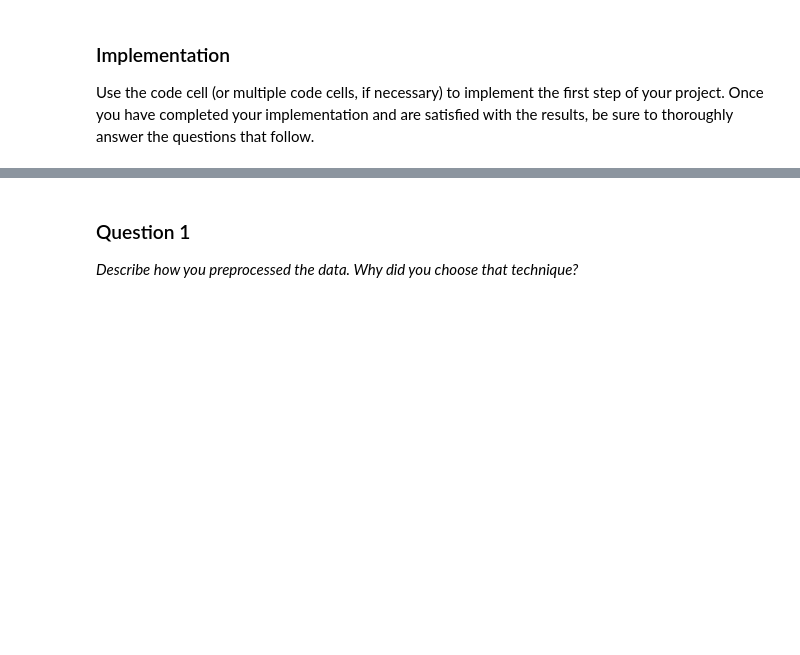
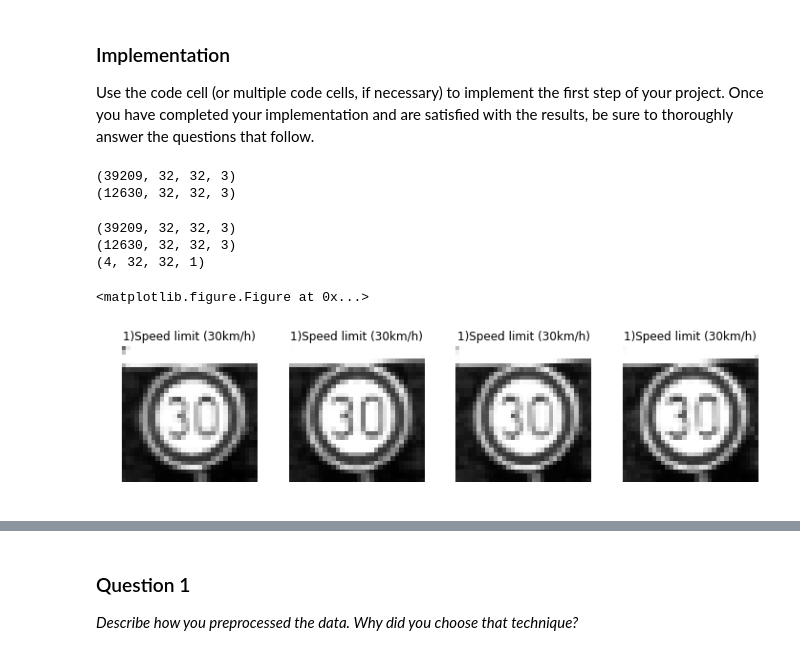
Before and after one commit to eugen8/CarND-Traffic-Sign-Classifier-Project, a Jupyter notebook: Traffic_Sign_Classifier.ipynb, the cells around one changed output, grey strips where cells are left out. Drawn from its saved outputs; the diff is of its cells as text; code cells hidden in the pictures; blank space fills up the shorter version.

Commit message:
changed preprocessing, without exposure change

```diff
--- a/Traffic_Sign_Classifier.ipynb
+++ b/Traffic_Sign_Classifier.ipynb
@@ -150,7 +179,7 @@ IMAGE_DEPTH = 1 # 3 if not colored, 1 if grayscale
 print(X_train.shape)
 print(X_test.shape)
 
-PREPROCESS_PARAMS = {'grayscale':True, 'normalize':True, 'doExposure':True, 'doEqualizeHist':False}
+PREPROCESS_PARAMS = {'grayscale':True, 'normalize':True, 'doExposure':False, 'doEqualizeHist':False}
 
 def preProcess(in_images, progressInfo=False, grayscale=True, normalize=True, doExposure=True, doEqualizeHist=False):
     outType = np.float32 if normalize else np.uint8
@@ -161,7 +190,7 @@ def preProcess(in_images, progressInfo=False, grayscale=True, normalize=True, do
 
 #     for imgIdx in [5000]:
     for imgIdx in range(len(in_images)):
-        if(progressInfo and imgIdx%100==0):
+        if(progressInfo and imgIdx%1000==0):
             print("preProcessing image {0}".format(imgIdx))
         img=in_images[imgIdx]
         if(grayscale):
@@ -180,49 +209,43 @@ def preProcess(in_images, progressInfo=False, grayscale=True, normalize=True, do
         img = img.reshape((imgDimOne , imgDimTwo, outImgDimension))
         out_image[imgIdx]=img
     return out_image
+# %% [output]
+(39209, 32, 32, 3)
+(12630, 32, 32, 3)
 # %%
 # TEST code - Just to PLAY AROUND with image manipulations
 
 
 ### Data exploration visualization goes here.
 ### Feel free to use as many code cells as needed.
 import matplotlib.pyplot as plt
 # Visualizations will be shown in the notebook.
 %matplotlib inline
 
 
 # Grayscale and normalize images through preProcess function.. Notes: fine-tuned the preprocessing,
 # using in-place modification of the numpy array
 import cv2
 from skimage import exposure
 
 IMAGE_DEPTH = 1 # 3 if not colored, 1 if grayscale
 
 print(X_train.shape)
 print(X_test.shape)
 
 
 fig2 = plt.figure()
 
 X_trainPreprocessed=preProcess(X_train[390:394], **PREPROCESS_PARAMS)
 
 print(X_trainPreprocessed.shape)
 printImgs(X_trainPreprocessed, y_train[390:394], idxArray=[0,1,2,3], size1=2, size2=2, cmap='gray' )
-
-
-with open('../storage/modified/testSavePickle.p', 'wb') as handle:
-    pickle.dump(X_trainPreprocessed, handle, protocol=pickle.HIGHEST_PROTOCOL)
-
-with open('../storage/modified/testSavePickle.p','rb') as handle:
-    x2 = pickle.load(handle)
-
-print(x2.shape)
-img = x2[0]
-plt.figure()
-
-# plt.xticks([]), plt.yticks([])
-plt.imshow(img.squeeze(), cmap='gray')
-plt.show()
+# %% [output]
+(39209, 32, 32, 3)
+(12630, 32, 32, 3)
+(4, 32, 32, 1)
+<matplotlib.figure.Figure at 0x...>
+[figure, added]
 # %%
 # playing around
 X_trainPreprocessed=preProcess(X_train[0:4], grayscale=True, doEqualizeHist=True, normalize=True, doExposure=False)
```
Also changed, not shown: parts of 12 cells of this notebook, 3 other files.
